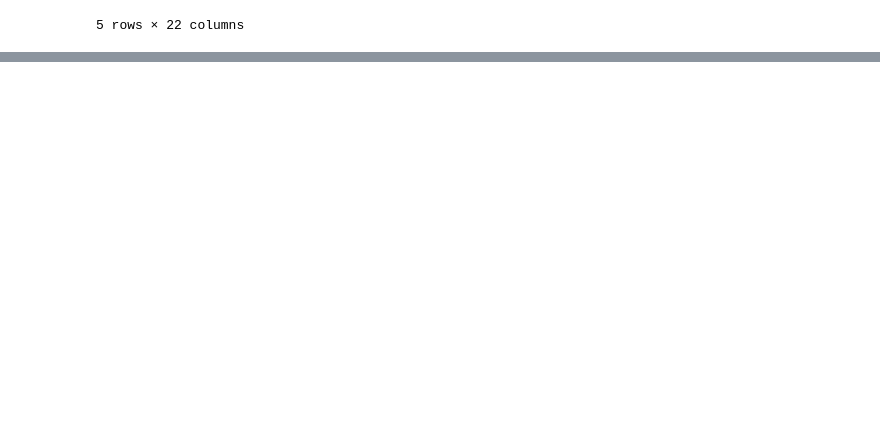
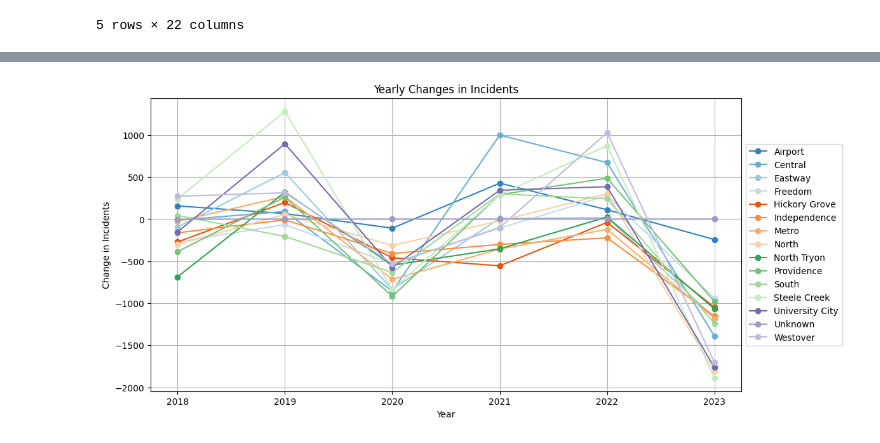
Before and after one commit to jdsouthern/bootcamp-project-1-EDA, a Jupyter notebook: CMPD_Crime_month.ipynb, the cells around one changed output, grey strips where cells are left out. Cells and saved outputs as stored; diff of their text form; code cells hidden in the pictures; blank space fills up the shorter version.

```diff
--- a/CMPD_Crime_month.ipynb
+++ b/CMPD_Crime_month.ipynb
@@ -170,0 +125,29 @@ yearly_difference
+# %%
+# Convert the period index to a list of strings representing years
+year_labels = yearly_difference.index.to_timestamp().strftime('%Y')
+
+# Create a line chart to visualize the yearly changes with distinct colors
+plt.figure(figsize=(12, 6))
+
+# Get a color map (you can choose any colormap you like)
+cmap = get_cmap('tab20c')
+
+# Iterate through each line and assign a distinct color
+for i, col in enumerate(yearly_difference.columns):
+    color = cmap(i)
+    plt.plot(year_labels, yearly_difference[col], marker='o', linestyle='-', label=col, color=color)
+
+plt.title('Yearly Changes in Incidents')
+plt.xlabel('Year')
+plt.ylabel('Change in Incidents')
+plt.legend()  # Display the legend for each line
+
+# Move the legend to the right side (adjust the coordinates as needed)
+plt.legend(loc='center left', bbox_to_anchor=(1, 0.5))
+
+plt.grid(True)
+
+# Display the line chart
+plt.show()
+# %% [output]
+[figure, added]
```
Also changed, not shown: parts of 16 cells of this notebook.
